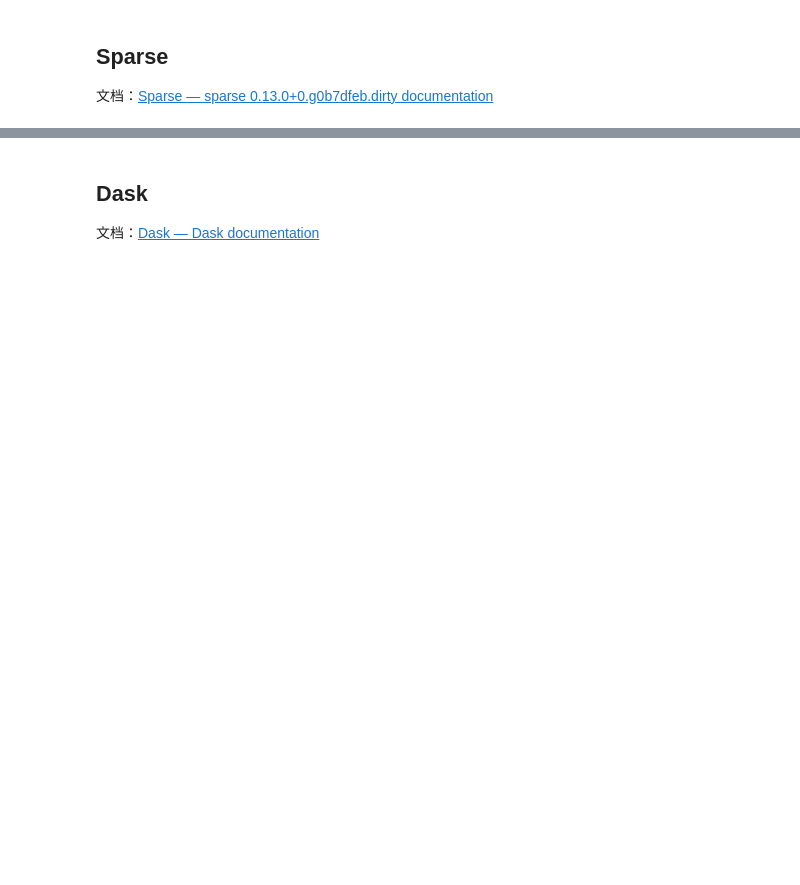
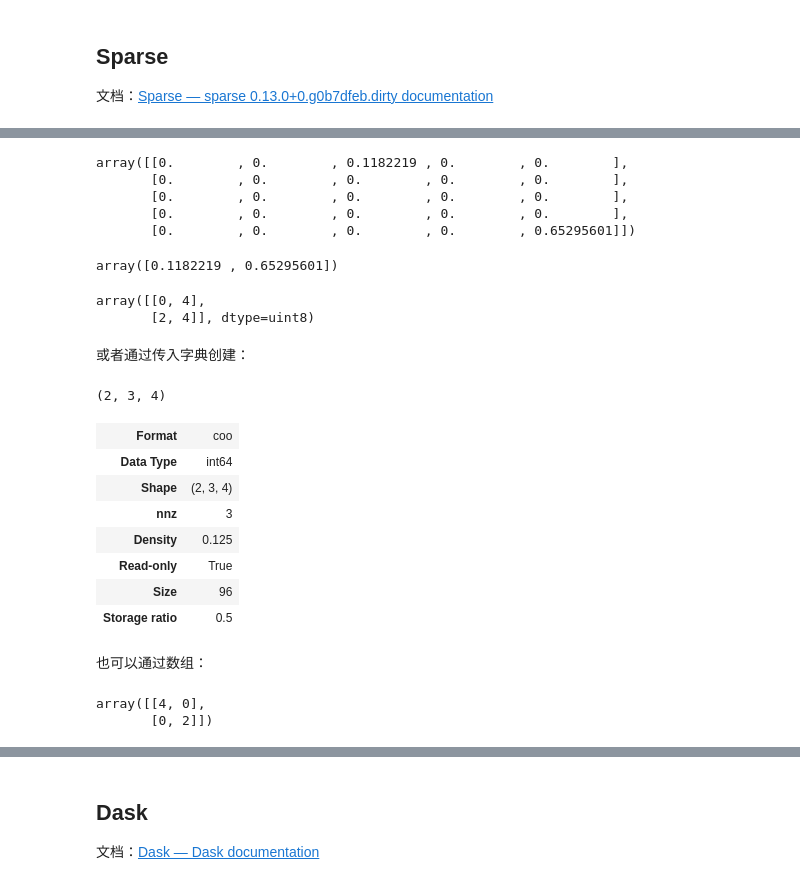
Before and after one commit to datawhalechina/powerful-numpy, a Jupyter notebook: src/skilled/ch06-morethan_numpy.ipynb, the cells around one changed output, grey strips where cells are left out. Saved outputs shown, nothing was run; the diff lists cells and outputs as text; code cells hidden in the pictures; blank space fills up the shorter version.

```diff
--- a/src/skilled/ch06-morethan_numpy.ipynb
+++ b/src/skilled/ch06-morethan_numpy.ipynb
@@ -604,0 +981,39 @@ Cupy是一个兼容NumPy/SciPy的数组库，用于使用Python进行GPU加速
+# %%
+s.todense()
+# %% [output]
+array([[0.        , 0.        , 0.1182219 , 0.        , 0.        ],
+       [0.        , 0.        , 0.        , 0.        , 0.        ],
+       [0.        , 0.        , 0.        , 0.        , 0.        ],
+       [0.        , 0.        , 0.        , 0.        , 0.        ],
+       [0.        , 0.        , 0.        , 0.        , 0.65295601]])
+# %%
+s.data
+# %% [output]
+array([0.1182219 , 0.65295601])
+# %%
+s.coords
+# %% [output]
+array([[0, 4],
+       [2, 4]], dtype=uint8)
+# %% [markdown]
+或者通过传入字典创建：
+# %%
+d = {(0, 0, 0): 1, (1, 2, 3): 2, (1, 1, 0): 3}
+s = se.COO(d)
+# %%
+s.shape
+# %% [output]
+(2, 3, 4)
+# %%
+s
+# %% [output]
+| Format | coo |
+| Data Type | int64 |
+| Shape | (2, 3, 4) |
+| nnz | 3 |
+| Density | 0.125 |
+| Read-only | True |
+| Size | 96 |
+| Storage ratio | 0.5 |
+# %% [markdown]
+也可以通过数组：
@@ -604,0 +1024,6 @@ Cupy是一个兼容NumPy/SciPy的数组库，用于使用Python进行GPU加速
+# %%
+s = se.COO(L)
+s.todense()
+# %% [output]
+array([[4, 0],
+       [0, 2]])
```
Also changed, not shown: parts of 143 cells of this notebook, 1 other file.
